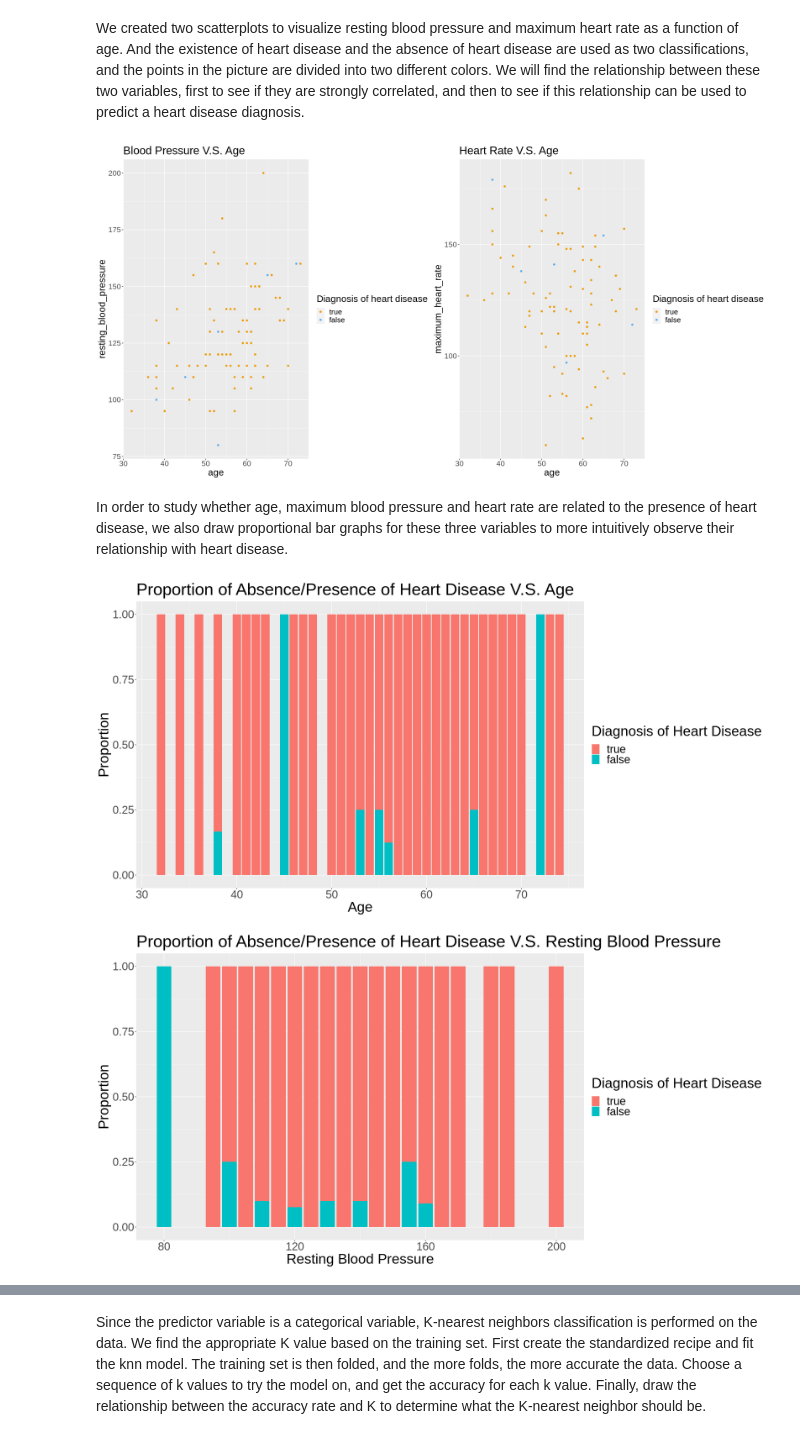
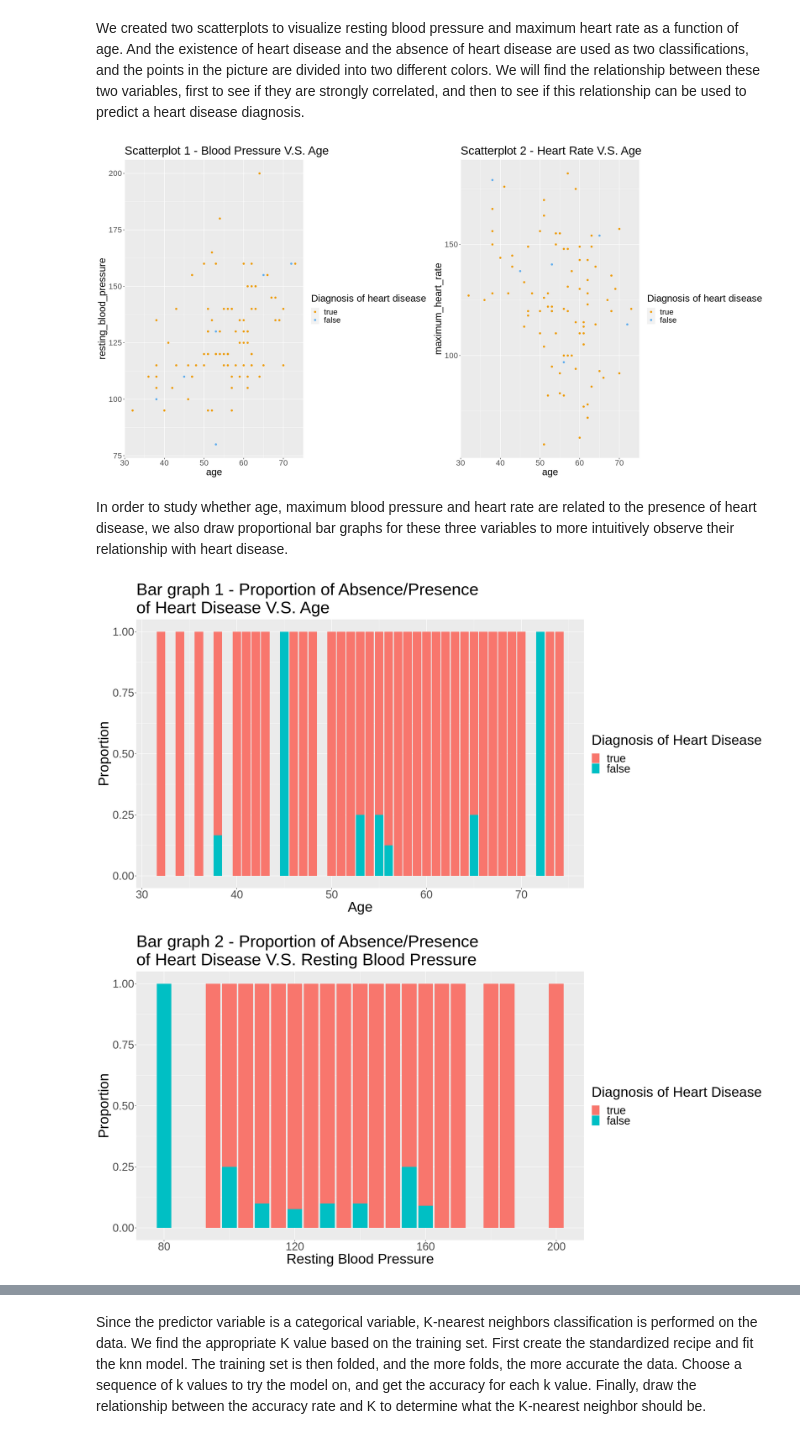
Before and after one commit to anynaw/proposal, a Jupyter notebook: Proposal.ipynb, the cells around one changed output, grey strips where cells are left out. Cells and saved outputs as stored; diff of their text form; code cells hidden in the pictures.

Commit message:
Changed results and discussion section a bit. Also added numbering to our graphs!

```diff
--- a/Proposal.ipynb
+++ b/Proposal.ipynb
@@ -229,45 +229,47 @@ Age_BP <- heart_disease_training_data |>
     ggplot(aes(x = age, y = resting_blood_pressure, color = diagnosis_of_heart_disease)) +
     geom_point(alpha = 5) +
     labs(color = "Diagnosis of heart disease") +
-    ggtitle("Blood Pressure V.S. Age")+
+    ggtitle("Scatterplot 1 - Blood Pressure V.S. Age")+
     scale_color_manual(labels = c("true", "false"),
                        values = c("orange2", "steelblue2")) +
-    theme(text = element_text(size = 20))
+    theme(text = element_text(size = 21))
 
 Age_HR <- heart_disease_training_data |>
     ggplot(aes(x = age, y = maximum_heart_rate, color = diagnosis_of_heart_disease)) +
     geom_point(alpha = 5) +
     labs(color = "Diagnosis of heart disease") +
-    ggtitle("Heart Rate V.S. Age")+
+    ggtitle("Scatterplot 2 - Heart Rate V.S. Age")+
     scale_color_manual(labels = c("true", "false"),
                        values = c("orange2", "steelblue2")) +
-    theme(text = element_text(size = 20))
+    theme(text = element_text(size = 21))
 
 #plot two graphs together
 plot_grid(Age_BP, Age_HR)
 options(repr.plot.width = 20 ,repr.plot.height = 10)
 # %% [output]
-[figure, old version]
+[figure, new version]
 # %% [markdown]
 In order to study whether age, maximum blood pressure and heart rate are related to the presence of heart disease, we also draw proportional bar graphs for these three variables to more intuitively observe their relationship with heart disease.
 # %%
 age_graph <- ggplot(data = switzerland_heart_disease_data, aes(x = age, fill = diagnosis_of_heart_disease)) +
             geom_bar(position = "fill") +
             labs(x = "Age",y = "Proportion", fill = "Diagnosis of Heart Disease") +
-             ggtitle("Proportion of Absence/Presence of Heart Disease V.S. Age") +
+             ggtitle("Bar graph 1 - Proportion of Absence/Presence
+of Heart Disease V.S. Age") +
             theme(text = element_text(size = 30))
 age_graph
 # %% [output]
-[figure, old version]
+[figure, new version]
 # %%
 age_graph <- ggplot(data = switzerland_heart_disease_data, aes(x = resting_blood_pressure, fill = diagnosis_of_heart_disease)) +
             geom_bar(position = "fill") +
             labs(x = "Resting Blood Pressure",y = "Proportion", fill = "Diagnosis of Heart Disease") +
-             ggtitle("Proportion of Absence/Presence of Heart Disease V.S. Resting Blood Pressure") +
+             ggtitle("Bar graph 2 - Proportion of Absence/Presence
+of Heart Disease V.S. Resting Blood Pressure") +
             theme(text = element_text(size = 30))
 age_graph
 # %% [output]
-[figure, old version]
+[figure, new version]
 # %%
 age_graph <- ggplot(data = switzerland_heart_disease_data, aes(x = maximum_heart_rate, fill = diagnosis_of_heart_disease)) +
             geom_bar(position = "fill") +
```
Also changed, not shown: parts of 11 cells of this notebook.
